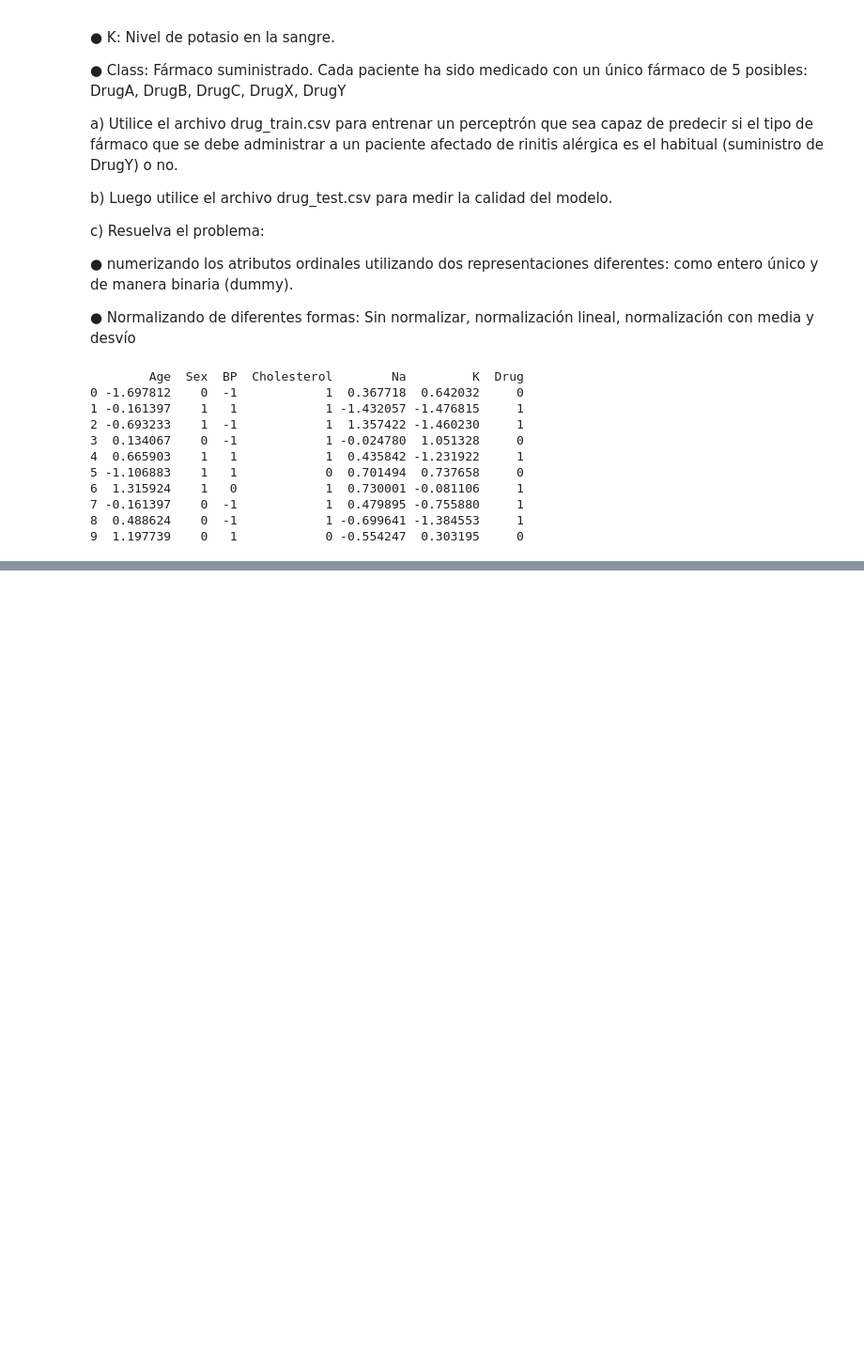
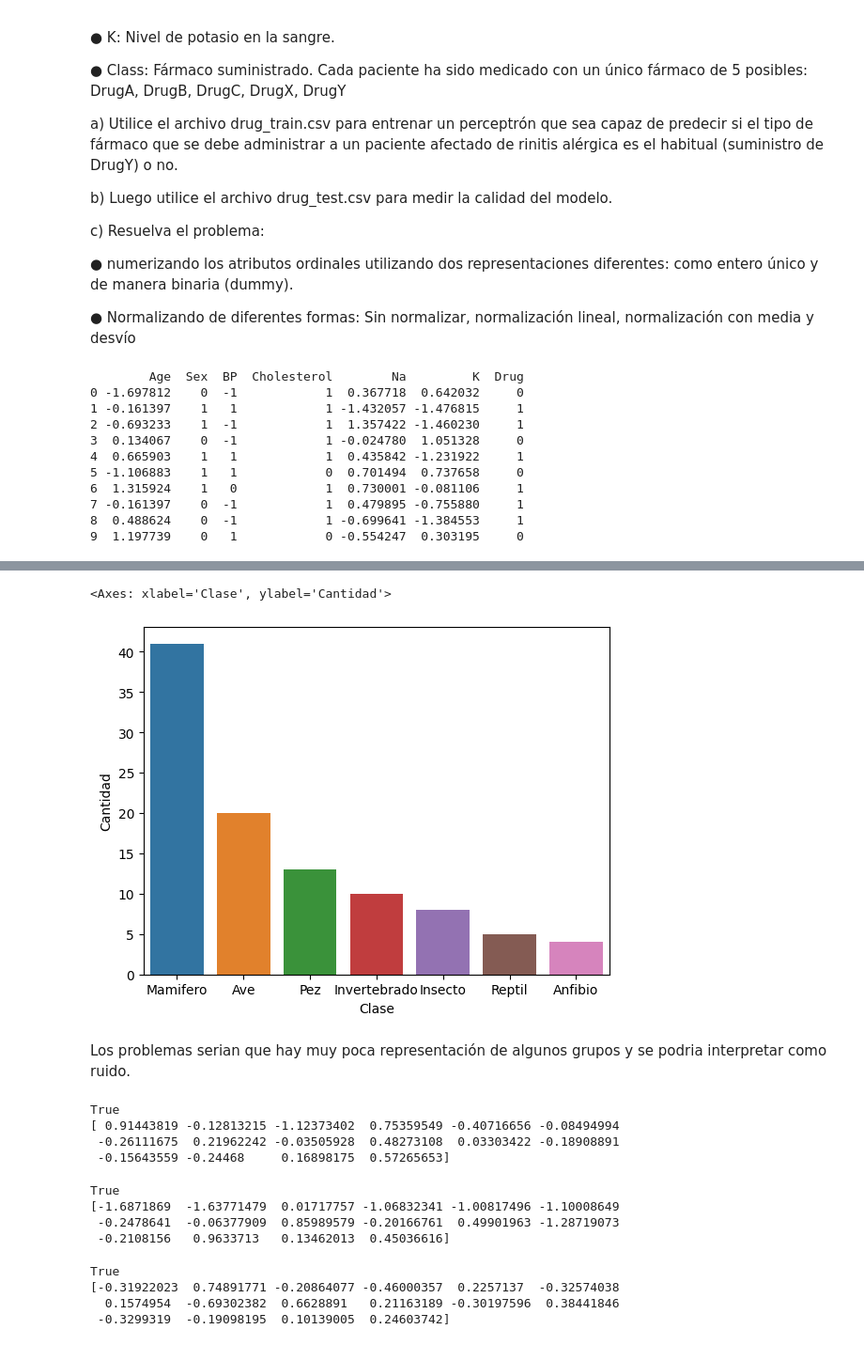
Before and after one commit to Kelisei/4to-anio-unlp-sistemas, a Jupyter notebook: deeplearning/practica2.ipynb, the cells around one changed output, grey strips where cells are left out. Shown: that part at 94% size. Drawn from its saved outputs; the diff is of its cells as text; code cells hidden in the pictures; blank space fills up the shorter version.

```diff
--- a/deeplearning/practica2.ipynb
+++ b/deeplearning/practica2.ipynb
@@ -389,0 +466,57 @@ aciertos = 160
+# %%
+import seaborn as sns
+
+df = pd.read_csv("csv/zoo.csv", encoding="latin1")
+
+
+x = df["Clase"].value_counts().reset_index()
+x.columns = ["Clase", "Cantidad"]
+
+sns.barplot(data=x, x="Clase", y="Cantidad", hue="Clase")
+# %% [output]
+<Axes: xlabel='Clase', ylabel='Cantidad'>
+[figure, added]
+# %% [markdown]
+Los problemas serian que hay muy poca representación de algunos grupos y se podria interpretar como ruido.
+# %%
+p = Perceptron(alpha=0.1, n_iter=1000)
+X = df.drop(columns=["animal", "Clase"]).astype(float).values
+y = (df["Clase"] == "Mamifero").astype(int).values
+p.fit(X, y)
+
+print(np.array_equal(p.predict(X), y))
+
+print(p.w_) # -> Esto coincide con nace en huevo (negativamente) y tiene pelo (positivamente) y toma leche(positivamente)
+# %% [output]
+True
+[ 0.91443819 -0.12813215 -1.12373402  0.75359549 -0.40716656 -0.08494994
+ -0.26111675  0.21962242 -0.03505928  0.48273108  0.03303422 -0.18908891
+ -0.15643559 -0.24468     0.16898175  0.57265653]
+# %%
+p = Perceptron(alpha=0.1, n_iter=1000)
+X = df.drop(columns=["animal", "Clase"]).astype(float).values
+y = (df["Clase"] == "Reptil").astype(int).values
+p.fit(X, y)
+
+print(np.array_equal(p.predict(X), y))
+
+print(p.w_) # -> Esto coincide con tiene pelo (negativamente) y tiene plumas (negativamente) y toma leche (negativamente) y vuela (negativamente)
+# %% [output]
+True
+[-1.6871869  -1.63771479  0.01717757 -1.06832341 -1.00817496 -1.10008649
+ -0.2478641  -0.06377909  0.85989579 -0.20166761  0.49901963 -1.28719073
+ -0.2108156   0.9633713   0.13462013  0.45036616]
+# %%
+p = Perceptron(alpha=0.1, n_iter=1000)
+X = df.drop(columns=["animal", "Clase"]).astype(float).values
+y = (df["Clase"] == "Ave").astype(int).values
+p.fit(X, y)
+
+print(np.array_equal(p.predict(X), y))
+
+print(p.w_) # -> Tiene plumas (positivamente)
+# %% [output]
+True
+[-0.31922023  0.74891771 -0.20864077 -0.46000357  0.2257137  -0.32574038
+  0.1574954  -0.69302382  0.6628891   0.21163189 -0.30197596  0.38441846
+ -0.3299319  -0.19098195  0.10139005  0.24603742]
```
Also changed, not shown: parts of 10 cells of this notebook, 2 other files.
